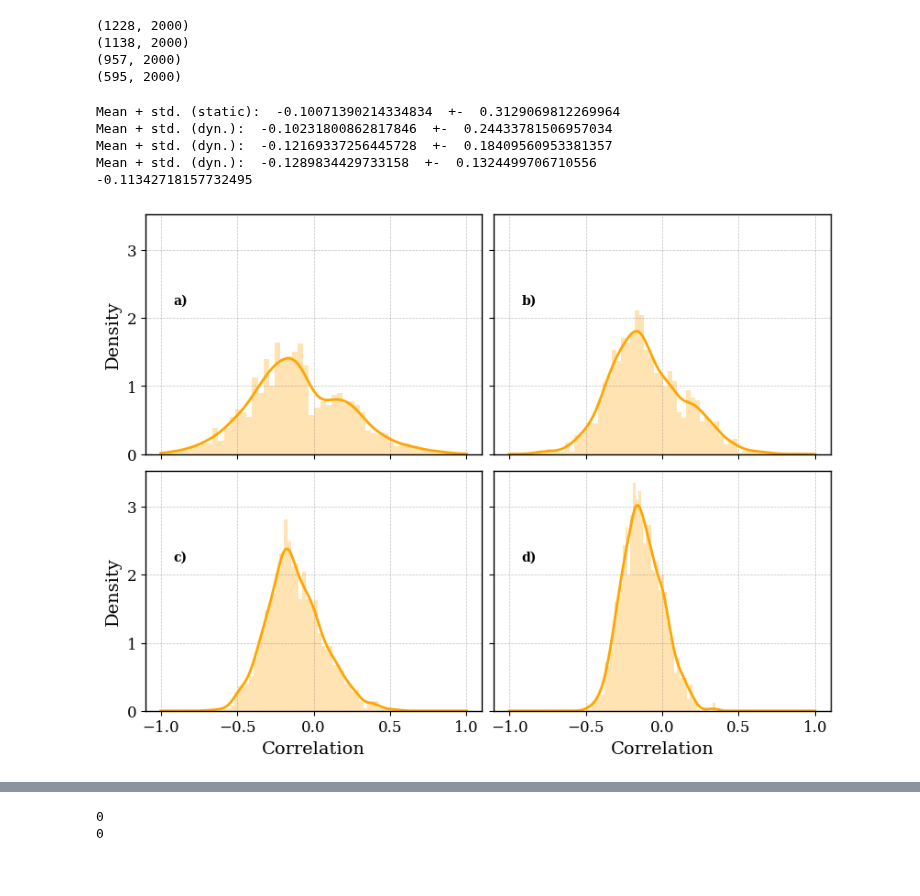
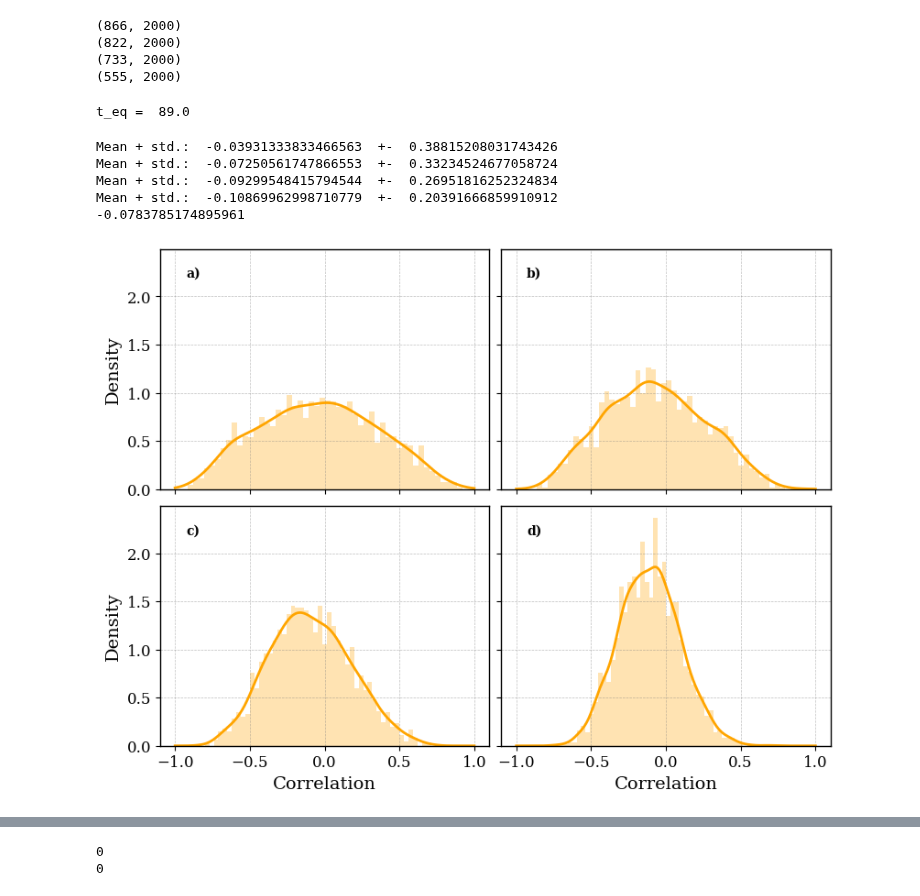
Before and after one commit to RicemanBoy/trafficRNA, a Jupyter notebook: trafficRNA.ipynb, the cells around one changed output, grey strips where cells are left out. Cells and saved outputs as stored; diff of their text form; code cells hidden in the pictures.

```diff
--- a/trafficRNA.ipynb
+++ b/trafficRNA.ipynb
@@ -13,14 +13,14 @@ from IPython.display import HTML
 # %%
 #Work here with the defined classes in simulation2.py
 
-n = 1
+n = 5
 
 p1, m_on, m_off = 0.05, 0.05, 0.05
 
 # gene1 = gene(3, boxes, p1, p2)
 # gene2 = gene(3, boxes, p1, p2)
 
-steps = 1500
+steps = 100
 
 shots = 2000
 
@@ -38,12 +38,16 @@ print(np.shape(mod_corrx1))
 print(np.shape(mod_corrx2))
 print(np.shape(mod_corrx3))
 # %% [output]
-(1228, 2000)
-(1138, 2000)
-(957, 2000)
-(595, 2000)
+(866, 2000)
+(822, 2000)
+(733, 2000)
+(555, 2000)
+# %%
+print("t_eq = ", (steps-np.shape(mod_corrx1)[0])/2)
+# %% [output]
+t_eq =  89.0
 # %%
-time = 500
+time = 00
 
 corr0 = mod_corrx[:][time]
 corr1 = mod_corrx1[:][time]
@@ -57,13 +61,13 @@ hmm_corr2 = [i for i in corr2 if np.abs(i)>0]
 hmm_corr3 = [i for i in corr3 if np.abs(i)>0]
 
 m0, stdd0 = np.mean(hmm_corr0), np.std(hmm_corr0)
-print("Mean + std. (static): ", m0, " +- ", stdd0)
+print("Mean + std.: ", m0, " +- ", stdd0)
 m1, stdd1 = np.mean(hmm_corr1), np.std(hmm_corr1)
-print("Mean + std. (dyn.): ", m1, " +- ", stdd1)
+print("Mean + std.: ", m1, " +- ", stdd1)
 m2, stdd2 = np.mean(hmm_corr2), np.std(hmm_corr2)
-print("Mean + std. (dyn.): ", m2, " +- ", stdd2)
+print("Mean + std.: ", m2, " +- ", stdd2)
 m3, stdd3 = np.mean(hmm_corr3), np.std(hmm_corr3)
-print("Mean + std. (dyn.): ", m3, " +- ", stdd3)
+print("Mean + std.: ", m3, " +- ", stdd3)
 
 print((m0+m1+m2+m3)/4)
 
@@ -76,41 +80,41 @@ xx = np.linspace(-1,1, 1000)
 fig, axs = plt.subplots(2,2,figsize=(8,6), sharey=True, sharex=True)
 
 ax0 = axs[0, 0]
 ax1 = axs[0, 1]
 ax2 = axs[1, 0]
 ax3 = axs[1, 1]
 
 ax0.hist(hmm_corr0, density=True, bins=50, alpha=0.3, color="orange")
 ax0.plot(xx, kde0(xx), label="static meth", color="orange")
-ax0.text(-0.92,2.2,"a)",fontweight="bold")
+ax0.text(0.1,0.9,"a)",fontweight="bold", horizontalalignment='center', verticalalignment='center', transform = ax0.transAxes)
 ax1.hist(hmm_corr1, density=True, bins=50, alpha=0.3, color="orange")
 ax1.plot(xx, kde1(xx), label="static meth", color="orange")
-ax1.text(-0.92,2.2,"b)",fontweight="bold")
+ax1.text(0.1,0.9,"b)",fontweight="bold", horizontalalignment='center', verticalalignment='center', transform = ax1.transAxes)
 ax2.hist(hmm_corr2, density=True, bins=50, alpha=0.3, color="orange")
 ax2.plot(xx, kde2(xx), label="static meth", color="orange")
-ax2.text(-0.92,2.2,"c)",fontweight="bold")
+ax2.text(0.1,0.9,"c)",fontweight="bold", horizontalalignment='center', verticalalignment='center', transform = ax2.transAxes)
 ax3.hist(hmm_corr3, density=True, bins=50, alpha=0.3, color="orange")
 ax3.plot(xx, kde3(xx), label="static meth", color="orange")
-ax3.text(-0.92,2.2,"d)",fontweight="bold")
+ax3.text(0.1,0.9,"d)",fontweight="bold", horizontalalignment='center', verticalalignment='center', transform = ax3.transAxes)
 
 # kwargs0 = {"ha":"left", "va":"top", "transform":ax0.transAxes, "fontsize":15, "fontweight":"bold"}
 
 # ax.text(0.01, 0.99, r"Mean + std. (static): {} $\pm$ {}".format(round(m1,4), round(stdd1,4)), kwargs)
 # ax.text(0.01, 0.93, r"Mean + std. (dyn): {} $\pm$ {}".format(round(m2,4), round(stdd2,4)), kwargs)
 
 # ax.hist(hmm_corr1+hmm_corrm1, density=True, bins=50, alpha=0.3, color="red")
 # ax.plot(xx, (kde(xx)+kde_m(xx))/2, label="all", color="red")
 
 #ax0.legend(prop={'weight': "bold"})
 #plt.suptitle("Corr. dist. of RNA production at timestep {} after equil.".format(time))
 ax2.set_xlabel("Correlation"), ax3.set_xlabel("Correlation")
 ax0.set_ylabel("Density"), ax2.set_ylabel("Density")
-plt.savefig("figuress/fig3.png", dpi=300)
+#plt.savefig("figuress/fig6.png", dpi=300)
 plt.show()
 # %% [output]
-Mean + std. (static):  -0.10071390214334834  +-  0.3129069812269964
-Mean + std. (dyn.):  -0.10231800862817846  +-  0.24433781506957034
-Mean + std. (dyn.):  -0.12169337256445728  +-  0.18409560953381357
-Mean + std. (dyn.):  -0.1289834429733158  +-  0.1324499706710556
--0.11342718157732495
+Mean + std.:  -0.03931333833466563  +-  0.38815208031743426
+Mean + std.:  -0.07250561747866553  +-  0.33234524677058724
+Mean + std.:  -0.09299548415794544  +-  0.26951816252324834
+Mean + std.:  -0.10869962998710779  +-  0.20391666859910912
+-0.0783785174895961
-[figure, old version]
+[figure, new version]
```
Also changed, not shown: parts of 7 cells of this notebook, 5 other files.
